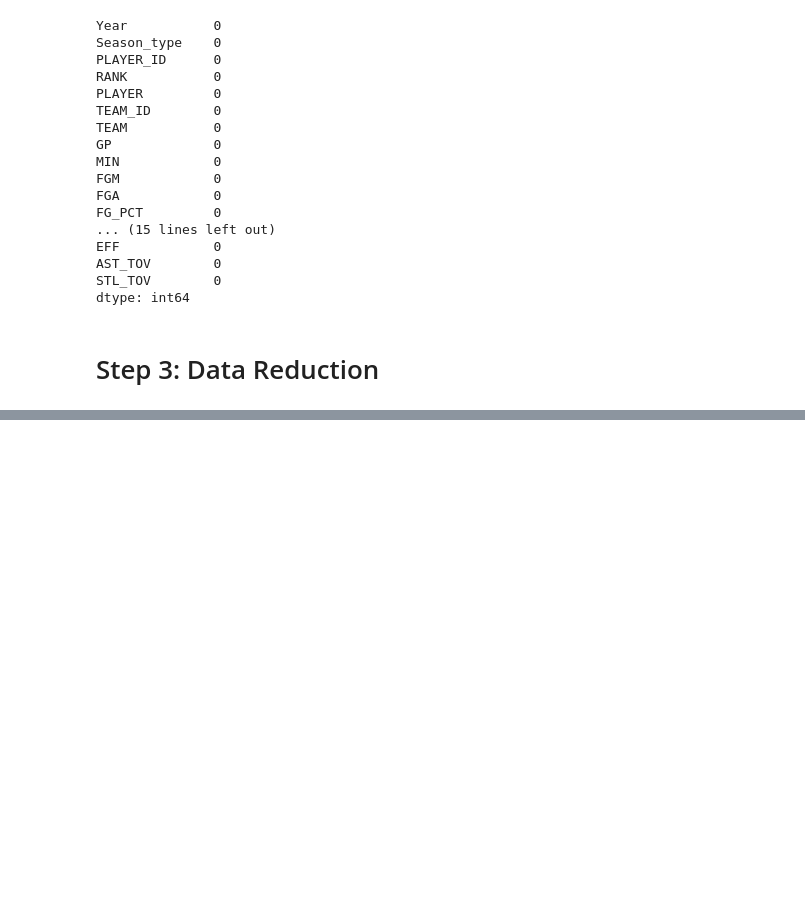
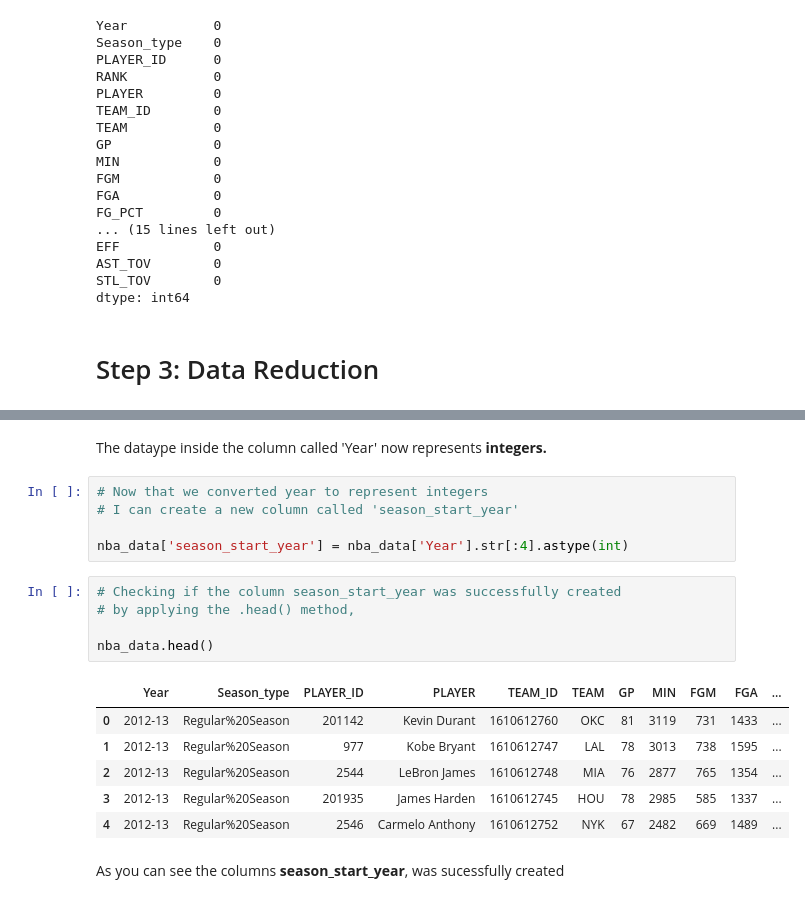
Before and after one commit to 2014222-student-cct-ie/2024--Semester-2--CA1, a Jupyter notebook: Part 2 - Semester 2 CA-01 -2024 - 2014222.ipynb, the cells around one changed output, grey strips where cells are left out. Cells and saved outputs as stored; diff of their text form; blank space fills up the shorter version.

```diff
--- a/Part 2 - Semester 2 CA-01 -2024 - 2014222.ipynb
+++ b/Part 2 - Semester 2 CA-01 -2024 - 2014222.ipynb
@@ -268,0 +318,21 @@ nba_data.drop(columns=['RANK','EFF'], inplace=True)
+# %% [markdown]
+The dataype inside the column called 'Year'  now represents **integers.**
+# %%
+# Now that we converted year to represent integers
+# I can create a new column called 'season_start_year'
+
+nba_data['season_start_year'] = nba_data['Year'].str[:4].astype(int)
+# %%
+# Checking if the column season_start_year was successfully created
+# by applying the .head() method,
+
+nba_data.head()
+# %% [output]
+|  | Year | Season_type | PLAYER_ID | PLAYER | TEAM_ID | TEAM | GP | MIN | FGM | FGA | ... |
+| 0 | 2012-13 | Regular%20Season | 201142 | Kevin Durant | 1610612760 | OKC | 81 | 3119 | 731 | 1433 | ... |
+| 1 | 2012-13 | Regular%20Season | 977 | Kobe Bryant | 1610612747 | LAL | 78 | 3013 | 738 | 1595 | ... |
+| 2 | 2012-13 | Regular%20Season | 2544 | LeBron James | 1610612748 | MIA | 76 | 2877 | 765 | 1354 | ... |
+| 3 | 2012-13 | Regular%20Season | 201935 | James Harden | 1610612745 | HOU | 78 | 2985 | 585 | 1337 | ... |
+| 4 | 2012-13 | Regular%20Season | 2546 | Carmelo Anthony | 1610612752 | NYK | 67 | 2482 | 669 | 1489 | ... |
+# %% [markdown]
+As you can see the columns **season_start_year**, was sucessfully created
```
Also changed, not shown: parts of 36 cells of this notebook.
